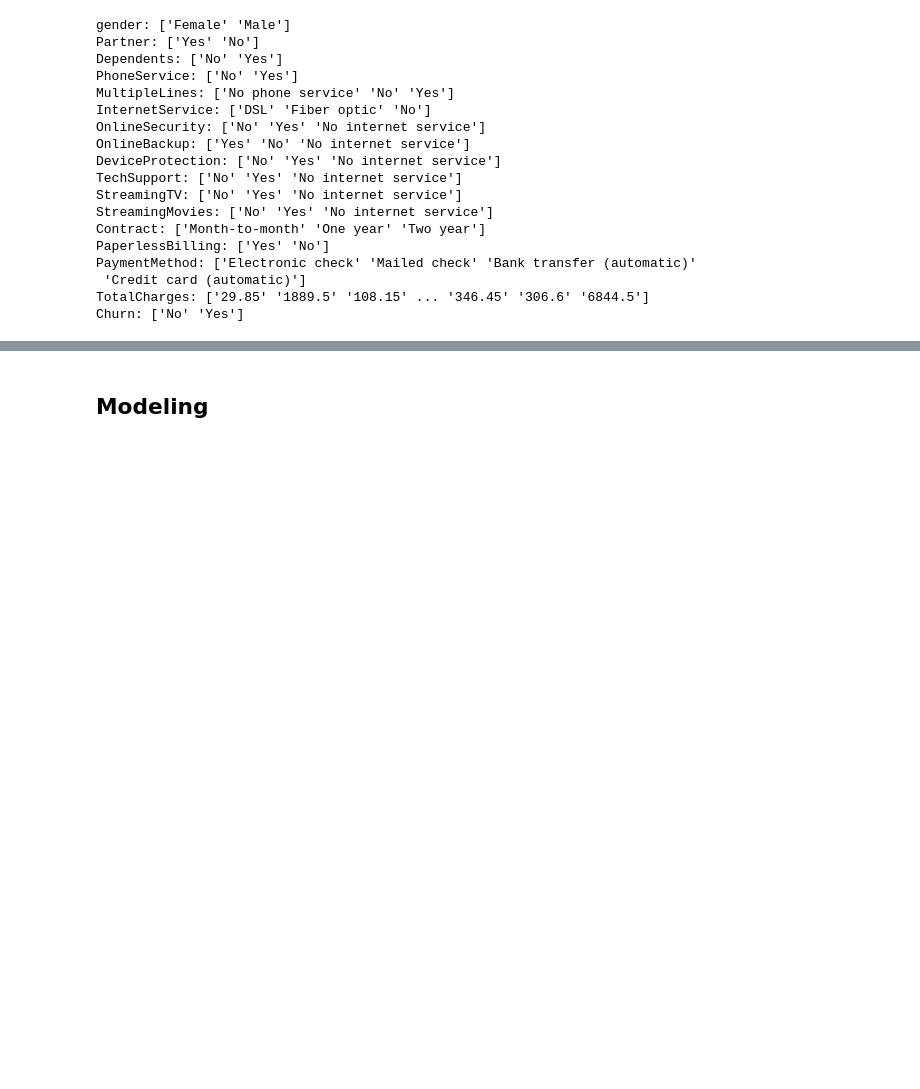
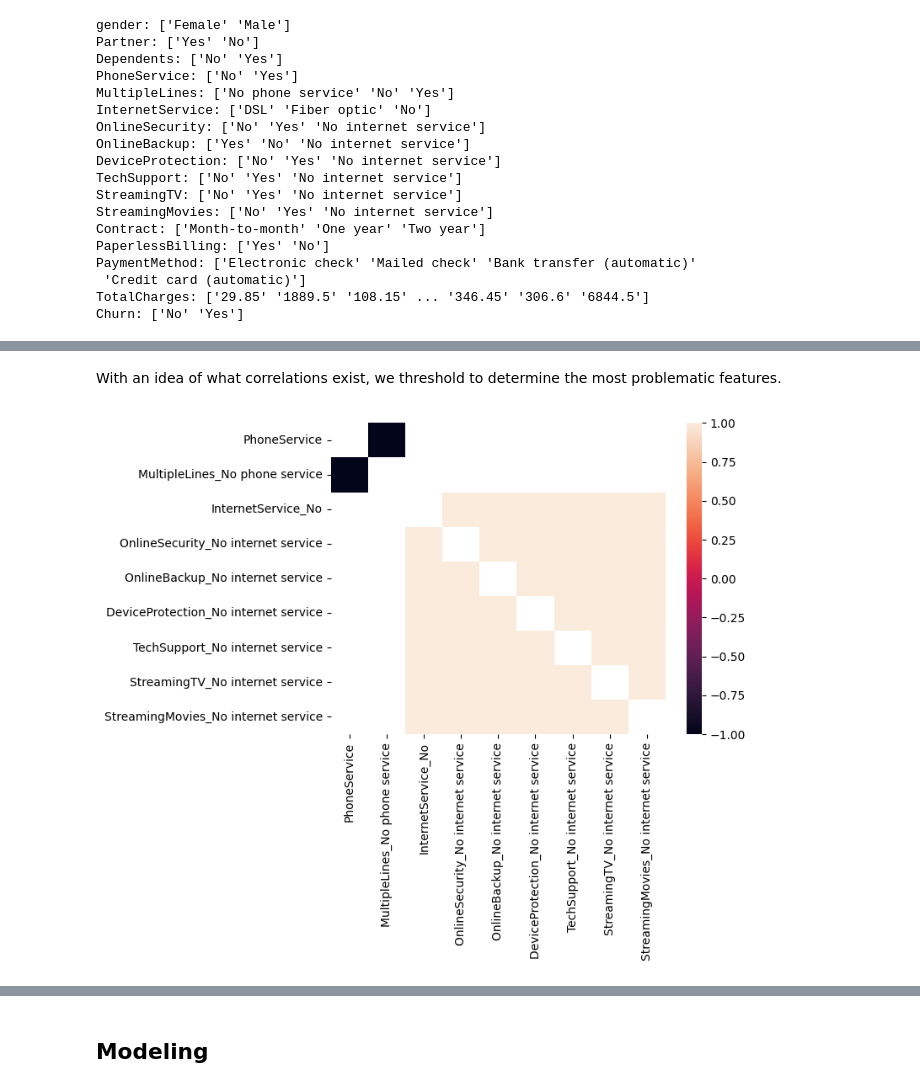
Before and after one commit to auto-d/linear-interp, a Jupyter notebook: linear-interp.ipynb, the cells around one changed output, grey strips where cells are left out. Saved outputs shown, nothing was run; the diff lists cells and outputs as text; code cells hidden in the pictures; blank space fills up the shorter version.

```diff
--- a/linear-interp.ipynb
+++ b/linear-interp.ipynb
@@ -241,0 +215,10 @@ def pearson_similarity(a, b):
+# %% [markdown]
+With an idea of what correlations exist, we threshold to determine the most problematic features.
+# %%
+np.fill_diagonal(cm.to_numpy(), 0)
+cm_thresh = cm[(cm > 0.85) | (cm <-0.85)]
+cm_thresh = cm_thresh.dropna(how='all')
+cm_thresh = cm_thresh.dropna(how='all', axis=1)
+_ = sns.heatmap(cm_thresh)
+# %% [output]
+[figure, added]
```
Also changed, not shown: parts of 8 cells of this notebook.
